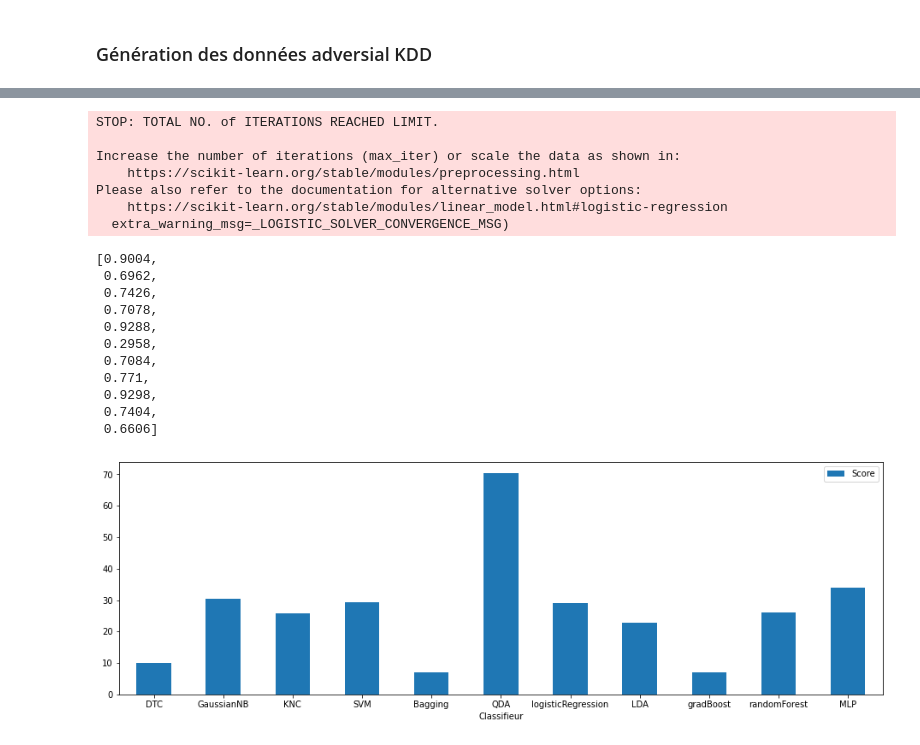
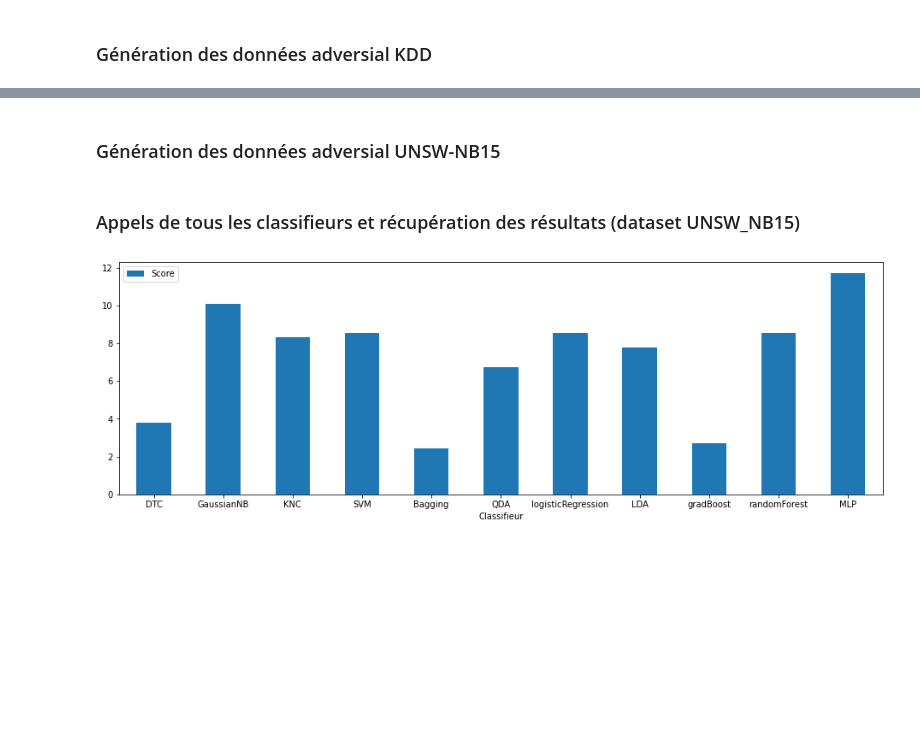
Before and after one commit to Exjp/Projet_AAA, a Jupyter notebook: PROJET_AAA.ipynb, the cells around one changed output, grey strips where cells are left out. Cells and saved outputs as stored; diff of their text form; code cells hidden in the pictures; blank space fills up the shorter version.

Commit message:
Adversarial generation for UNSW_NB15

```diff
--- a/PROJET_AAA.ipynb
+++ b/PROJET_AAA.ipynb
@@ -501,0 +497,2 @@ X, y = prepareKDD(dfad)
+# %% [markdown]
+### Génération des données adversial UNSW-NB15
@@ -502,28 +547,12 @@ X, y = prepareKDD(dfad)
+# %%
+dfad2 = adversial_UNSWNB15(df2)
+# %% [markdown]
+### Appels de tous les classifieurs et récupération des résultats (dataset UNSW_NB15)
 # %%
+X, y = prepare_UNSW_NB15(dfad2)
 X_train, X_test, y_train, y_test = train_test_split(X, y, test_size=0.5)
 
 score, clfName = all_classifier_score(X_train, X_test, y_train, y_test)
-score
+plotClassifieurBarScore(score)
 # %% [output]
-STOP: TOTAL NO. of ITERATIONS REACHED LIMIT.
-
-Increase the number of iterations (max_iter) or scale the data as shown in:
-    https://scikit-learn.org/stable/modules/preprocessing.html
-Please also refer to the documentation for alternative solver options:
-    https://scikit-learn.org/stable/modules/linear_model.html#logistic-regression
-  extra_warning_msg=_LOGISTIC_SOLVER_CONVERGENCE_MSG)
-[0.9004,
- 0.6962,
- 0.7426,
- 0.7078,
- 0.9288,
- 0.2958,
- 0.7084,
- 0.771,
- 0.9298,
- 0.7404,
- 0.6606]
+[figure, added]
-# %%
-plotClassifieurBarScore(score)
-# %% [output]
-[figure, removed]
```
Also changed, not shown: parts of 16 cells of this notebook.
